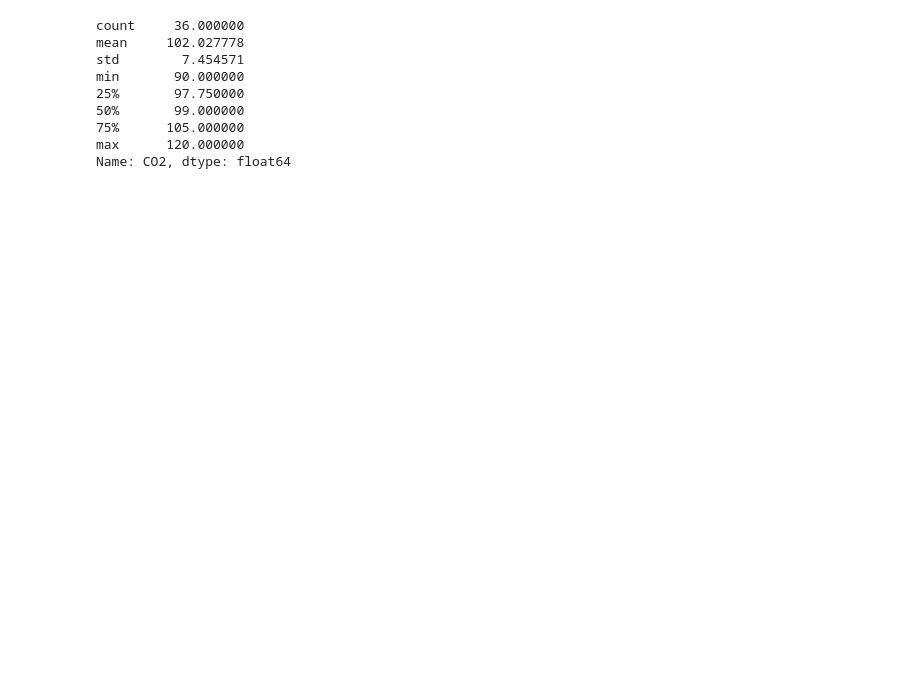
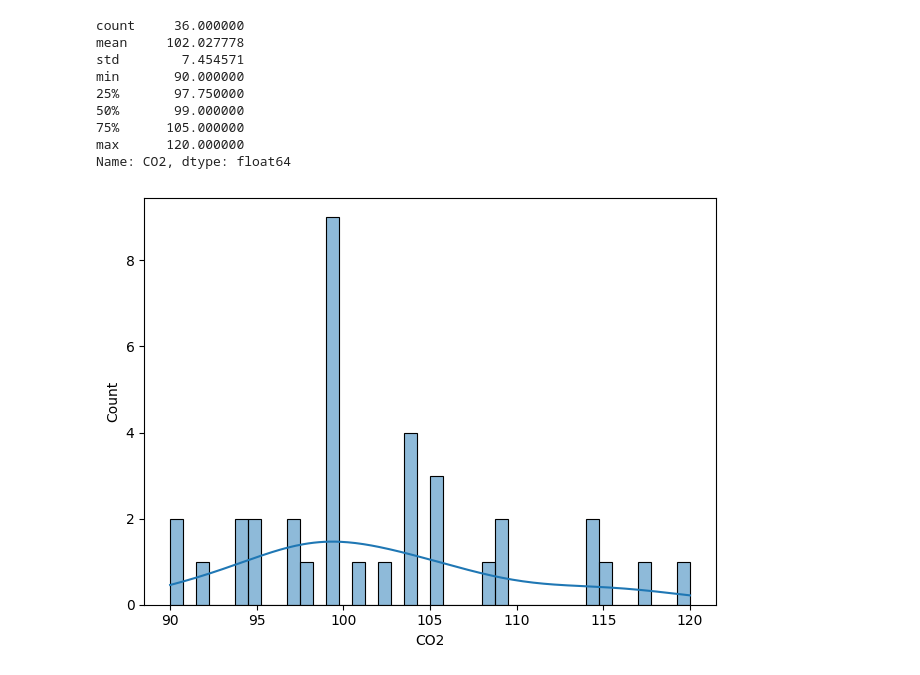
Before and after one commit to Mario-Lopez-Gonzalez/Python_clase, a Jupyter notebook: SAPA/Ejercicios/2_11Ejercicios.ipynb, the cells around one changed output. Drawn from its saved outputs; the diff is of its cells as text; code cells hidden in the pictures; blank space fills up the shorter version.

```diff
--- a/SAPA/Ejercicios/2_11Ejercicios.ipynb
+++ b/SAPA/Ejercicios/2_11Ejercicios.ipynb
@@ -733,6 +733,16 @@ min       90.000000
 75%      105.000000
 max      120.000000
 Name: CO2, dtype: float64
+# %%
+temp = pd.DataFrame(y, columns=["CO2"])
+# Graficar weight
+sns.histplot(data=temp, x="CO2", bins=40, kde=True)
+
+# Ajustar el diseño para evitar solapamientos
+plt.tight_layout()
+plt.show()
+# %% [output]
+[figure, added]
 # %%
 # Vamos a dividir los conjuntos de entrenamiento y prueba
 X_train, X_test, y_train, y_test = train_test_split(X,y, test_size=0.2, random_state=42)
```
Also changed, not shown: parts of 14 cells of this notebook, 3 other files.
